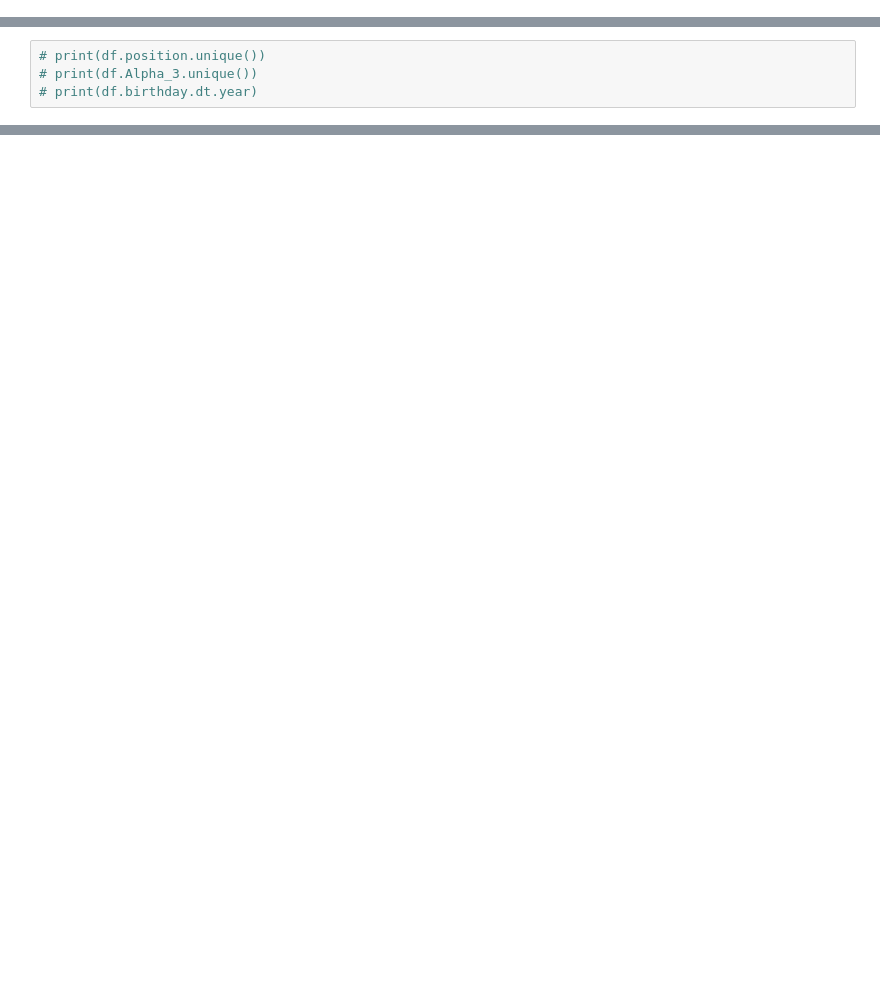
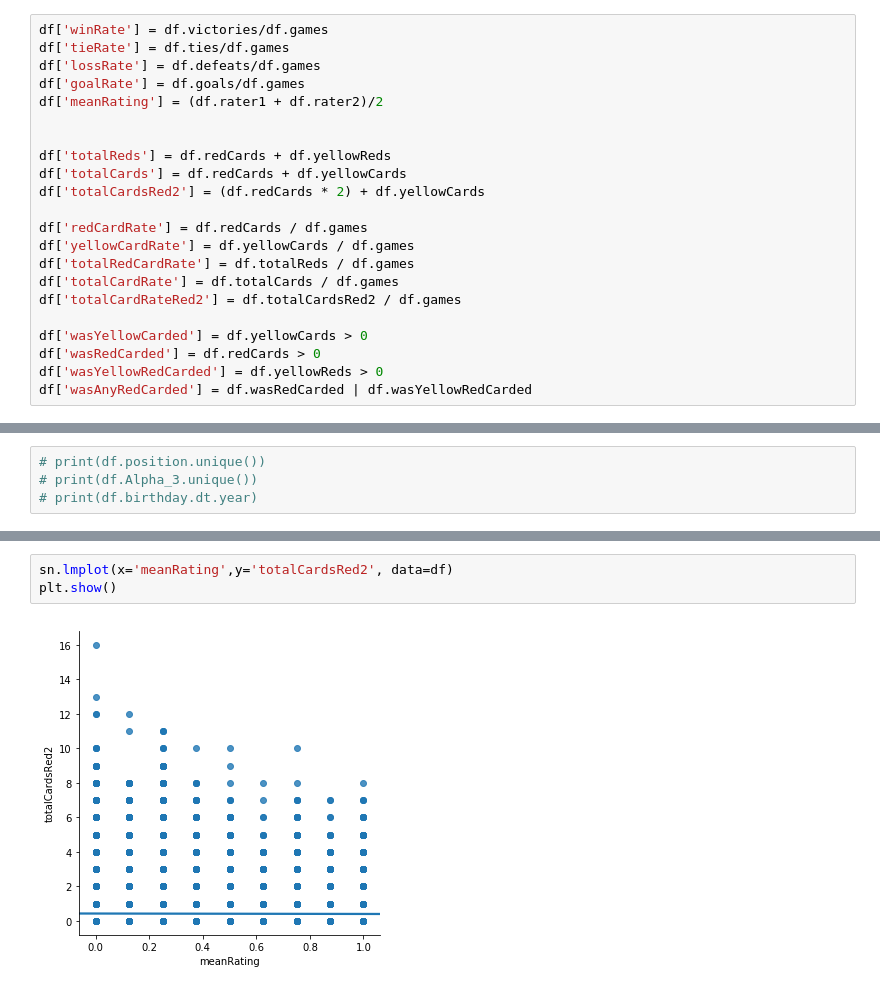
Before and after one commit to kotoroshinoto/InsightDataChallenges, a Jupyter notebook: challenge4/SportsRacialProfiling.ipynb, the cells around one changed output, grey strips where cells are left out. Drawn from its saved outputs; the diff is of its cells as text; blank space fills up the shorter version.

```diff
--- a/challenge4/SportsRacialProfiling.ipynb
+++ b/challenge4/SportsRacialProfiling.ipynb
@@ -62,0 +38,22 @@ df.sort_values(by=['games'])
+# %%
+df['winRate'] = df.victories/df.games
+df['tieRate'] = df.ties/df.games
+df['lossRate'] = df.defeats/df.games
+df['goalRate'] = df.goals/df.games
+df['meanRating'] = (df.rater1 + df.rater2)/2
+
+
+df['totalReds'] = df.redCards + df.yellowReds
+df['totalCards'] = df.redCards + df.yellowCards
+df['totalCardsRed2'] = (df.redCards * 2) + df.yellowCards
+
+df['redCardRate'] = df.redCards / df.games
+df['yellowCardRate'] = df.yellowCards / df.games
+df['totalRedCardRate'] = df.totalReds / df.games
+df['totalCardRate'] = df.totalCards / df.games
+df['totalCardRateRed2'] = df.totalCardsRed2 / df.games
+
+df['wasYellowCarded'] = df.yellowCards > 0
+df['wasRedCarded'] = df.redCards > 0
+df['wasYellowRedCarded'] = df.yellowReds > 0
+df['wasAnyRedCarded'] = df.wasRedCarded | df.wasYellowRedCarded
@@ -66,0 +99,5 @@ df.sort_values(by=['games'])
+# %%
+sn.lmplot(x='meanRating',y='totalCardsRed2', data=df)
+plt.show()
+# %% [output]
+[figure, added]
```
Also changed, not shown: parts of 18 cells of this notebook, 3 other files.
